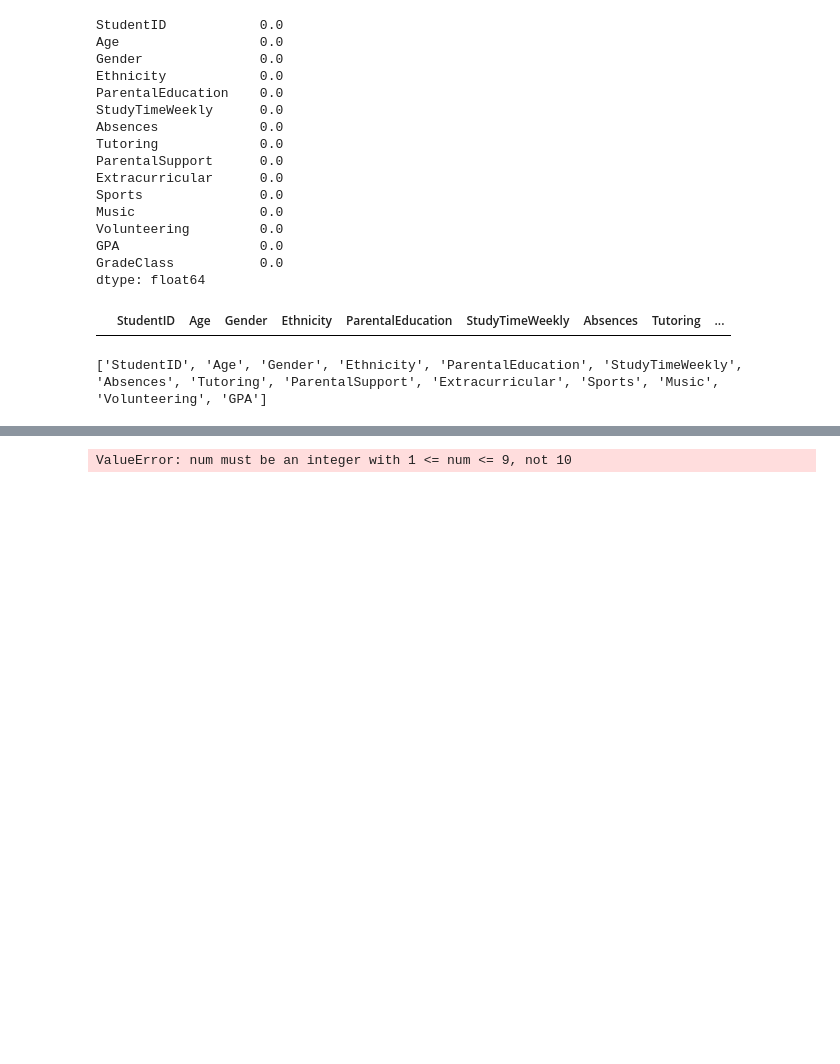
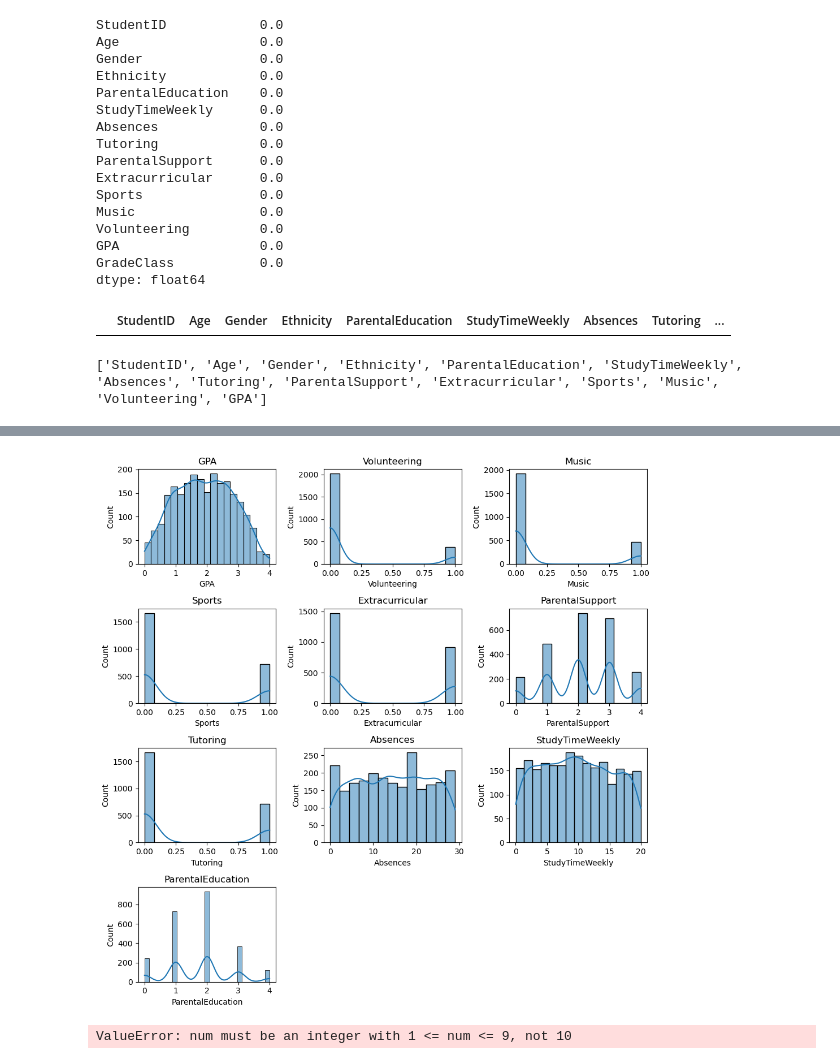
Before and after one commit to ArmandSnyman/student-grade-dash, a Jupyter notebook: notebook/MLG_Project1.ipynb, the cells around one changed output, grey strips where cells are left out. Saved outputs shown, nothing was run; the diff lists cells and outputs as text; code cells hidden in the pictures; blank space fills up the shorter version.

```diff
--- a/notebook/MLG_Project1.ipynb
+++ b/notebook/MLG_Project1.ipynb
@@ -117,3 +132,23 @@ _=ax.set_title("Box plots for independent variables")
+# %%
+# Example list of features (ind_var)
+ind_var = ['GPA', 'Volunteering', 'Music', 'Sports', 'Extracurricular', 'ParentalSupport', 'Tutoring', 'Absences', 'StudyTimeWeekly', 'ParentalEducation']
+
+# Adjust the grid size based on the number of features
+num_features = len(ind_var)
+num_rows = (num_features // 3) + (1 if num_features % 3 != 0 else 0)  # Dynamically calculate rows
+
+# Create subplots
+plt.figure(figsize=(10, 10))
+
+for i, col in enumerate(ind_var, 1):  # Start index at 1 for subplots
+    plt.subplot(num_rows, 3, i)  # Adjust grid dynamically
+    sns.histplot(df[col], kde=True)  # Plot each feature separately
+    plt.title(col)  # Title for each subplot
+
+plt.tight_layout()  # Adjust layout for better spacing
+plt.show()
+# %% [output]
+[figure, added]
 # %%
 #doing some rescaling
 # %%
```
Also changed, not shown: parts of 19 cells of this notebook, 1 other file.
